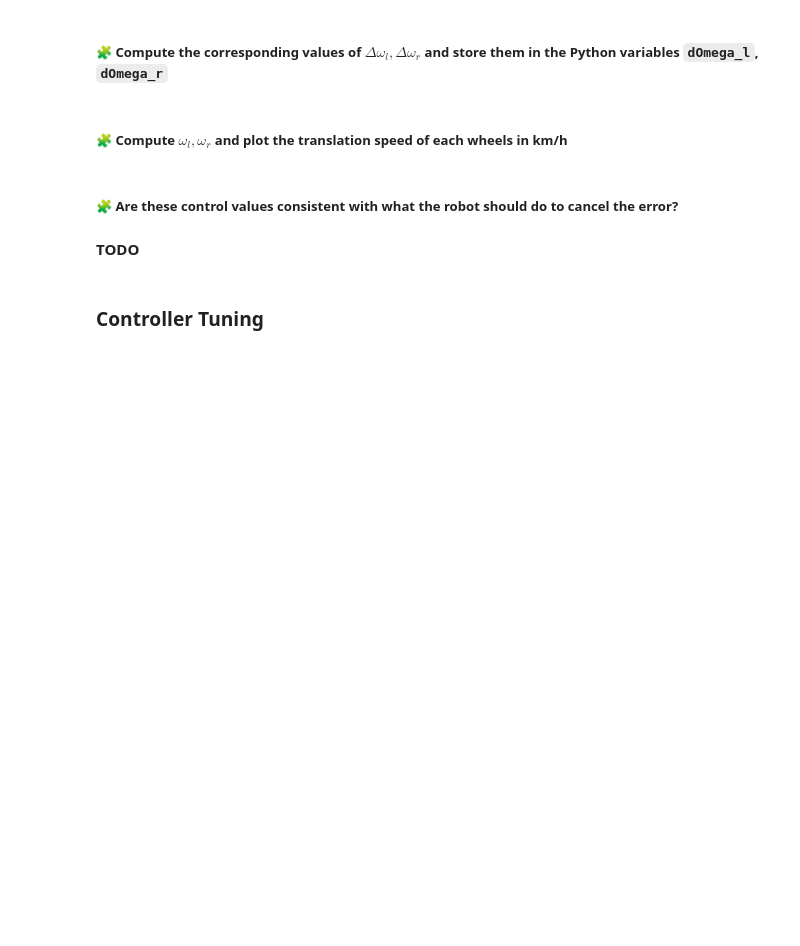
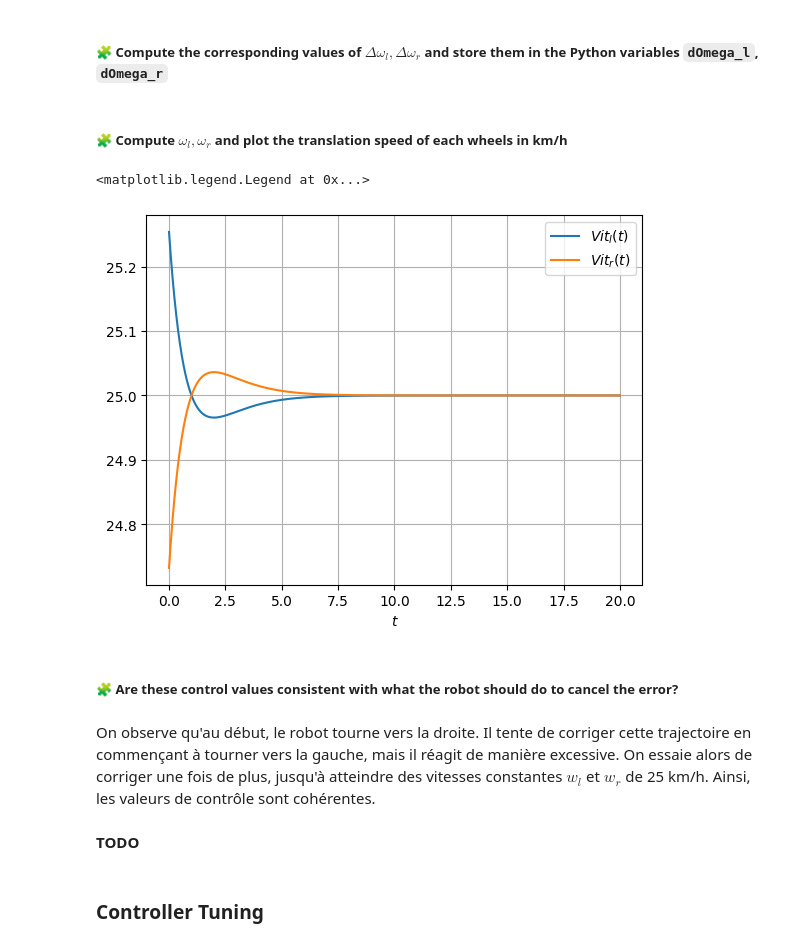
Before and after one commit to Nouamane77/control-engineering-with-python-project-2023-2024, a Jupyter notebook: Project-part-2.ipynb, the cells around one changed output. Cells and saved outputs as stored; diff of their text form; code cells hidden in the pictures; blank space fills up the shorter version.

```diff
--- a/Project-part-2.ipynb
+++ b/Project-part-2.ipynb
@@ -663,2 +661,10 @@ pass
+# %%
+d_Omega_l = []
+d_Omega_r = []
+for t_u in t :
+    d_Omega_l.append(deltaOmega(t_u, sol(t_u))[0])
+    d_Omega_r.append(deltaOmega(t_u, sol(t_u))[1])
+dOmega_l = array(d_Omega_l)
+dOmega_r = array(d_Omega_r)
 # %% [markdown]
 ##### 🧩 Compute $\omega_l,\omega_r$ and plot the translation speed of each wheels in km/h
@@ -667,5 +671,21 @@ pass
+# %%
+w_l = dOmega_l + v / r
+w_r = dOmega_r + v / r
+
+vit_l = ( r * w_l ) * 3.6
+vit_r = ( r * w_r ) * 3.6
+
+figure()
+plot(t,vit_l, '-', label = "$Vit_l(t)$")
+plot(t,vit_r, '-', label = "$Vit_r(t)$")
+xlabel("$t$"); grid(); legend()
+# %% [output]
+<matplotlib.legend.Legend at 0x...>
+[figure, added]
 # %% [markdown]
 ##### 🧩 Are these control values consistent with what the robot should do to cancel the error?
+# %% [markdown]
+On observe qu'au début, le robot tourne vers la droite. Il tente de corriger cette trajectoire en commençant à tourner vers la gauche, mais il réagit de manière excessive. On essaie alors de corriger une fois de plus, jusqu'à atteindre des vitesses constantes $w_l$ et $w_r$ de 25 km/h. Ainsi, les valeurs de contrôle sont cohérentes.
 # %% [markdown]
 **TODO**
 # %% [markdown]
```
Also changed, not shown: parts of 2 cells of this notebook.
